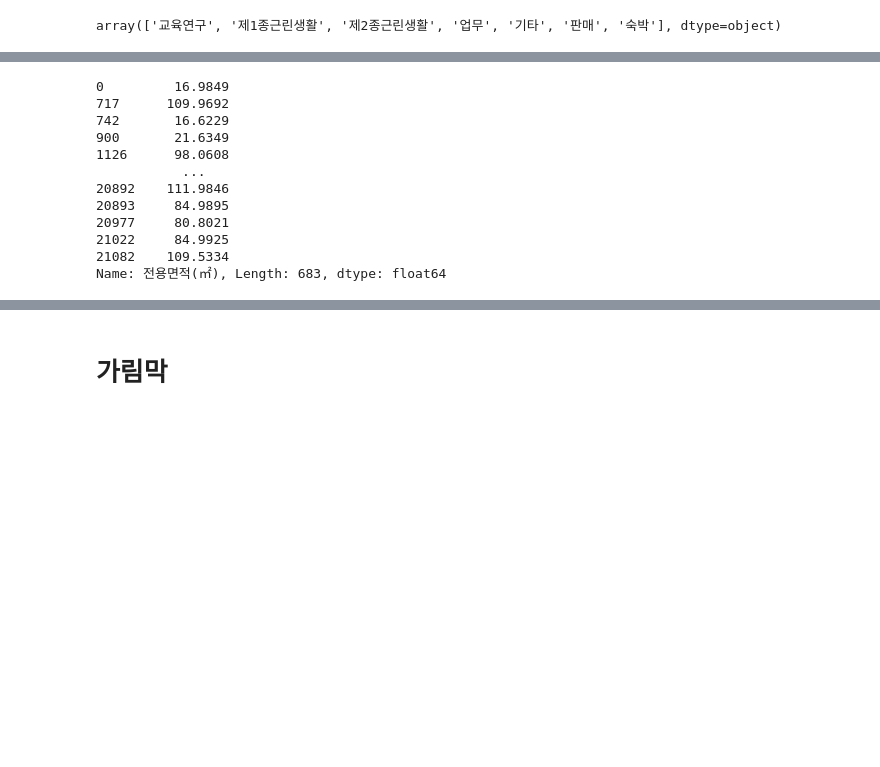
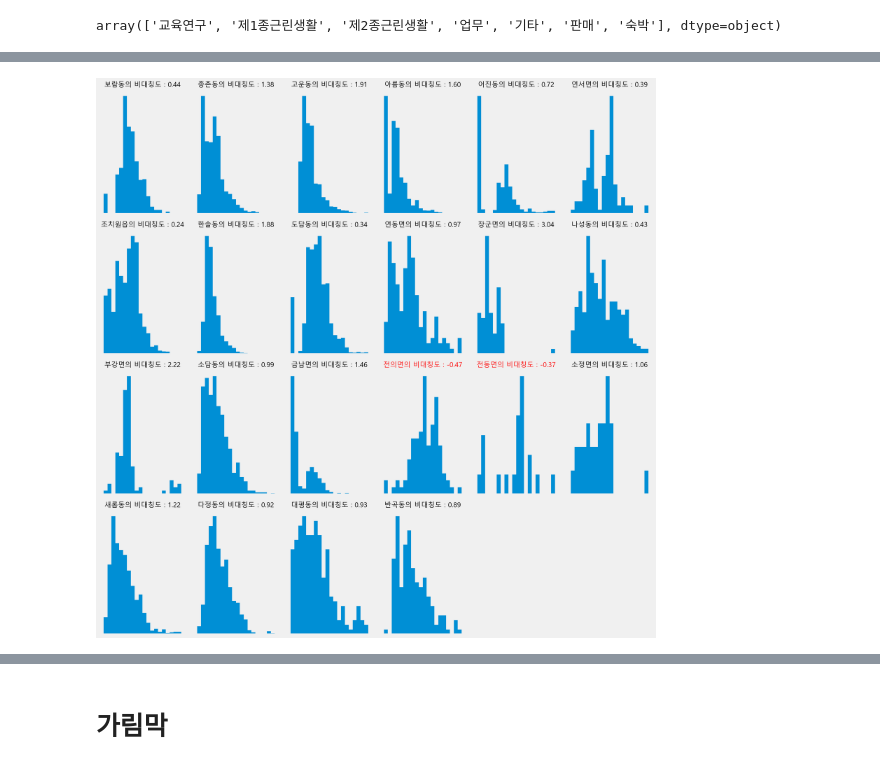
Before and after one commit to 98hyun/DACON, a Jupyter notebook: [세종시_주택시장_특성분석]/주택.ipynb, the cells around one changed output, grey strips where cells are left out. Drawn from its saved outputs; the diff is of its cells as text; code cells hidden in the pictures; blank space fills up the shorter version.

```diff
--- a/[세종시_주택시장_특성분석]/주택.ipynb
+++ b/[세종시_주택시장_특성분석]/주택.ipynb
@@ -628,18 +638,24 @@ data6=pd.read_csv('SejongData/6.세종시_오피스텔(매매)_실거래가.csv'
 data10=pd.read_csv('SejongData/10.세종시_오피스텔(전월세)_실거래가.csv',encoding='cp949')
 # %%
 data3['지역']=data3['시군구'].str.split(' ',expand=True)[1]
-# %%
-data3[data3['지역']=='보람동']['전용면적(㎡)']
-# %% [output]
-0         16.9849
-717      109.9692
-742       16.6229
-900       21.6349
-1126      98.0608
-           ...
-20892    111.9846
-20893     84.9895
-20977     80.8021
-21022     84.9925
-21082    109.5334
-Name: 전용면적(㎡), Length: 683, dtype: float64
+# %%
+# 비대칭도 양수라면 오른쪽에 꼬리를 갖는. 음수라면 왼쪽에 꼬리를 갖는.
+fig,ax=plt.subplots(4,6,figsize=(15,15),dpi=200)
+
+for idx,x in enumerate(data3['지역'].unique()):
+    temp=data3[data3['지역']==x]
+    skew=temp['거래금액(만원)'].skew()
+    color='black' if skew>0 else 'red'
+    ax[idx//6][idx%6].hist(temp['거래금액(만원)'],bins=20)
+    ax[idx//6][idx%6].set_title(f'{x}의 비대칭도 : {skew:.2f}',fontproperties=fontprop,fontsize=13,color=color)
+    ax[idx//6][idx%6].grid(False)
+    ax[idx//6][idx%6].set_xticks([])
+    ax[idx//6][idx%6].set_yticks([])
+
+for i in range(22,24):
+    ax[i//6,i%6].set_visible(False)
+
+plt.tight_layout()
+plt.show()
+# %% [output]
+[figure, added]
```
Also changed, not shown: parts of 19 cells of this notebook.
